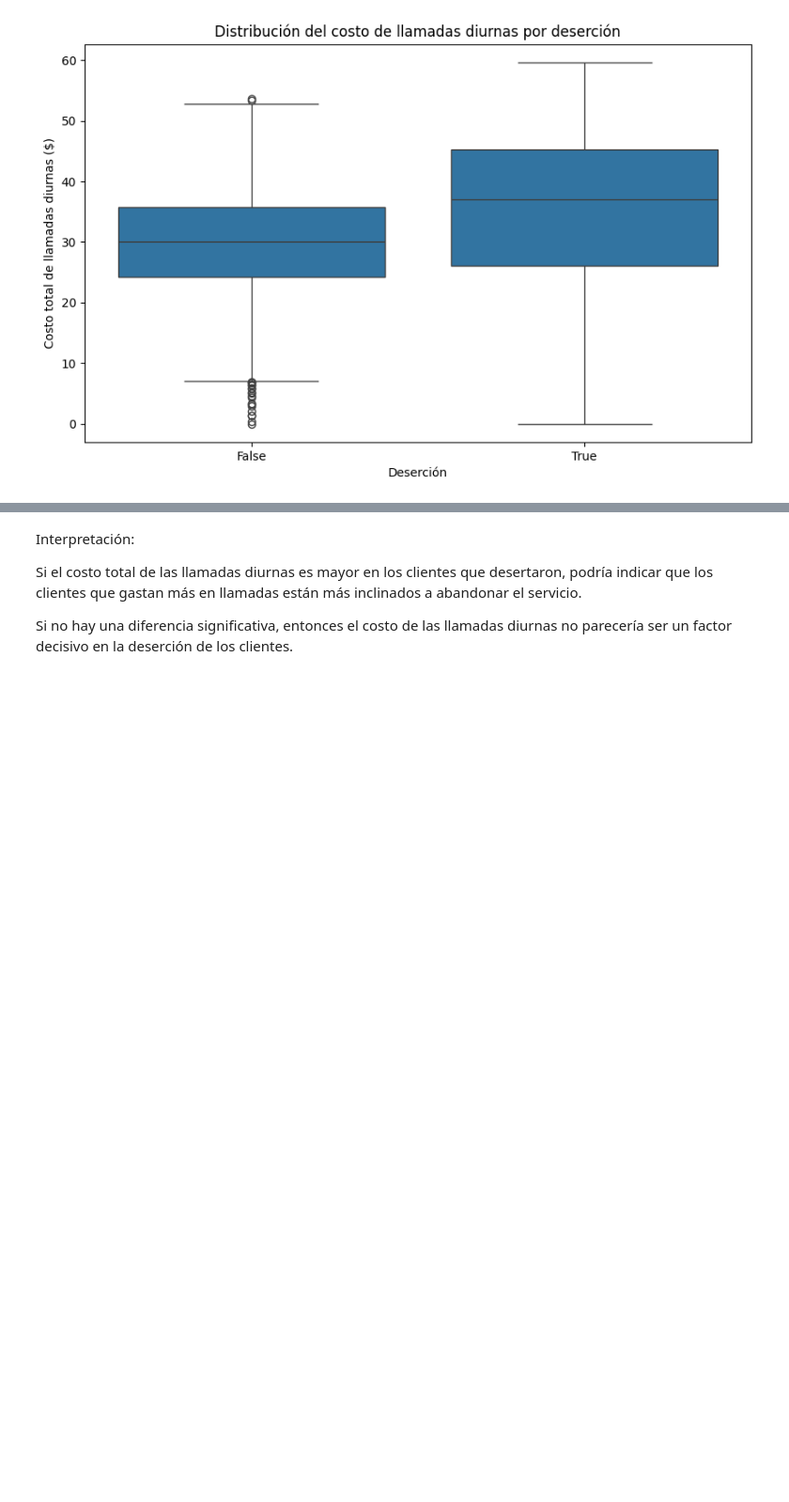
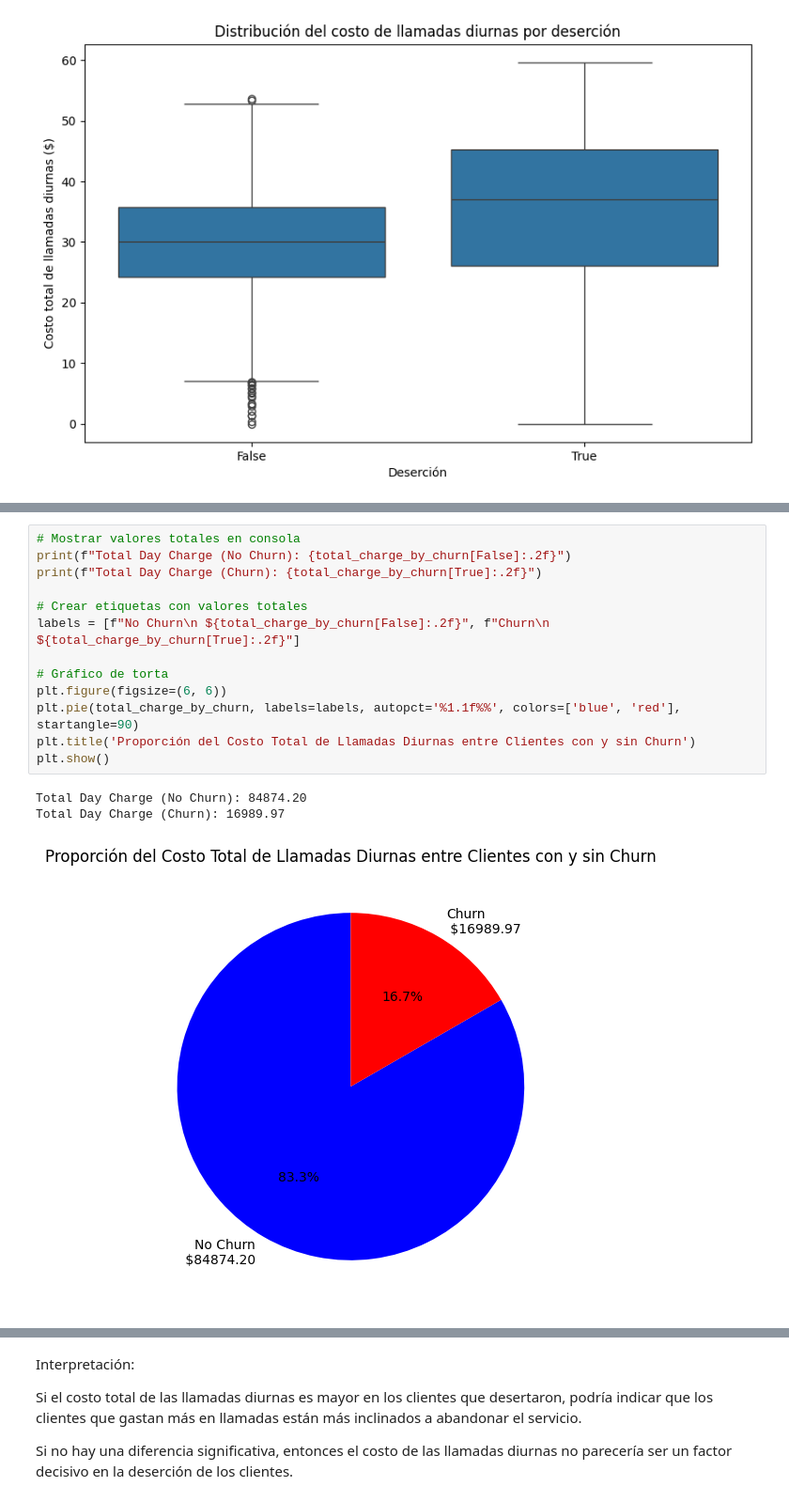
Before and after one commit to renemorenow/MachineLearning2, a Jupyter notebook: Prog_Basica_Python/Guia_2_Entrega.ipynb, the cells around one changed output, grey strips where cells are left out. Shown at 94% size. Drawn from its saved outputs; the diff is of its cells as text; blank space fills up the shorter version.

```diff
--- a/Prog_Basica_Python/Guia_2_Entrega.ipynb
+++ b/Prog_Basica_Python/Guia_2_Entrega.ipynb
@@ -388,0 +369,17 @@ Hay una diferencia estadísticamente significativa en el costo total de llamadas
+# %%
+# Mostrar valores totales en consola
+print(f"Total Day Charge (No Churn): {total_charge_by_churn[False]:.2f}")
+print(f"Total Day Charge (Churn): {total_charge_by_churn[True]:.2f}")
+
+# Crear etiquetas con valores totales
+labels = [f"No Churn\n ${total_charge_by_churn[False]:.2f}", f"Churn\n ${total_charge_by_churn[True]:.2f}"]
+
+# Gráfico de torta
+plt.figure(figsize=(6, 6))
+plt.pie(total_charge_by_churn, labels=labels, autopct='%1.1f%%', colors=['blue', 'red'], startangle=90)
+plt.title('Proporción del Costo Total de Llamadas Diurnas entre Clientes con y sin Churn')
+plt.show()
+# %% [output]
+Total Day Charge (No Churn): 84874.20
+Total Day Charge (Churn): 16989.97
+[figure, added]
```
Also changed, not shown: parts of 5 cells of this notebook.
